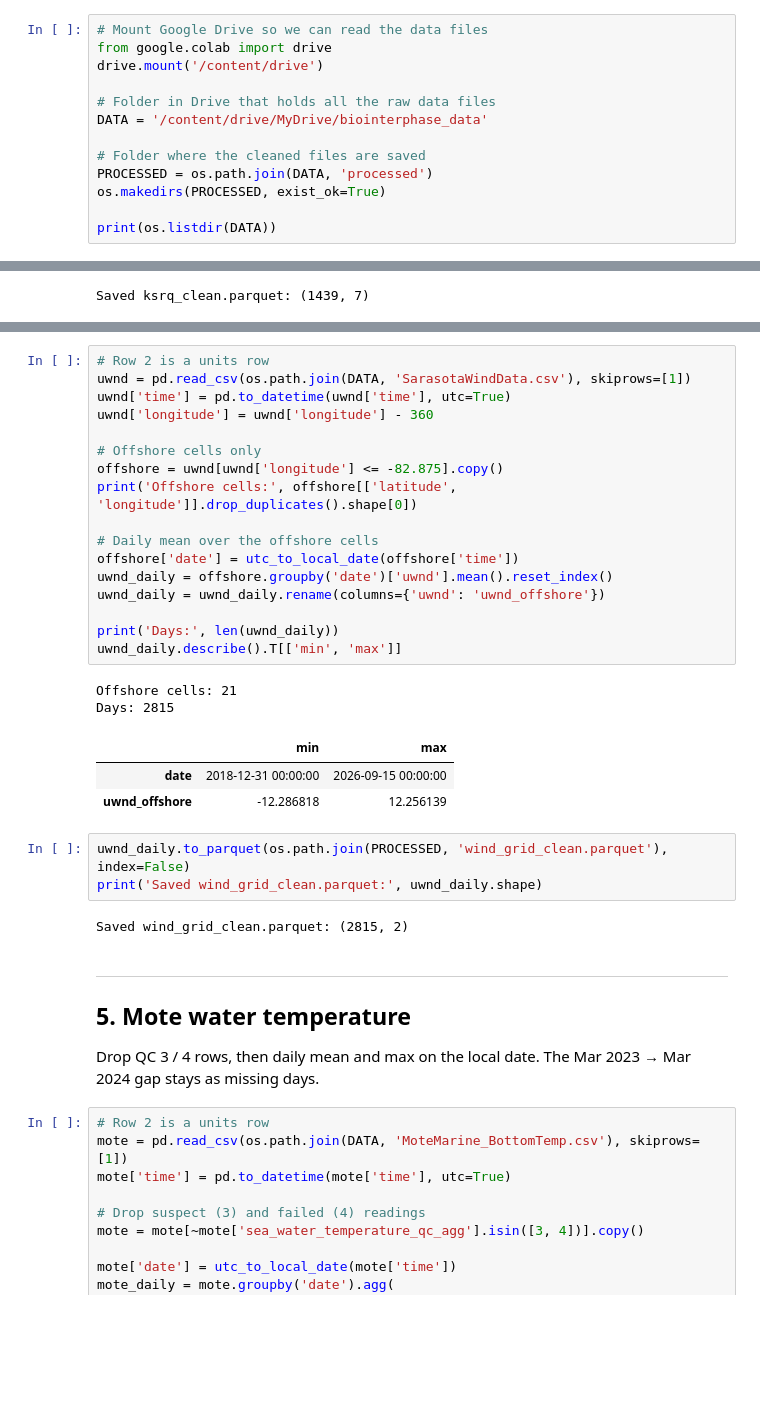
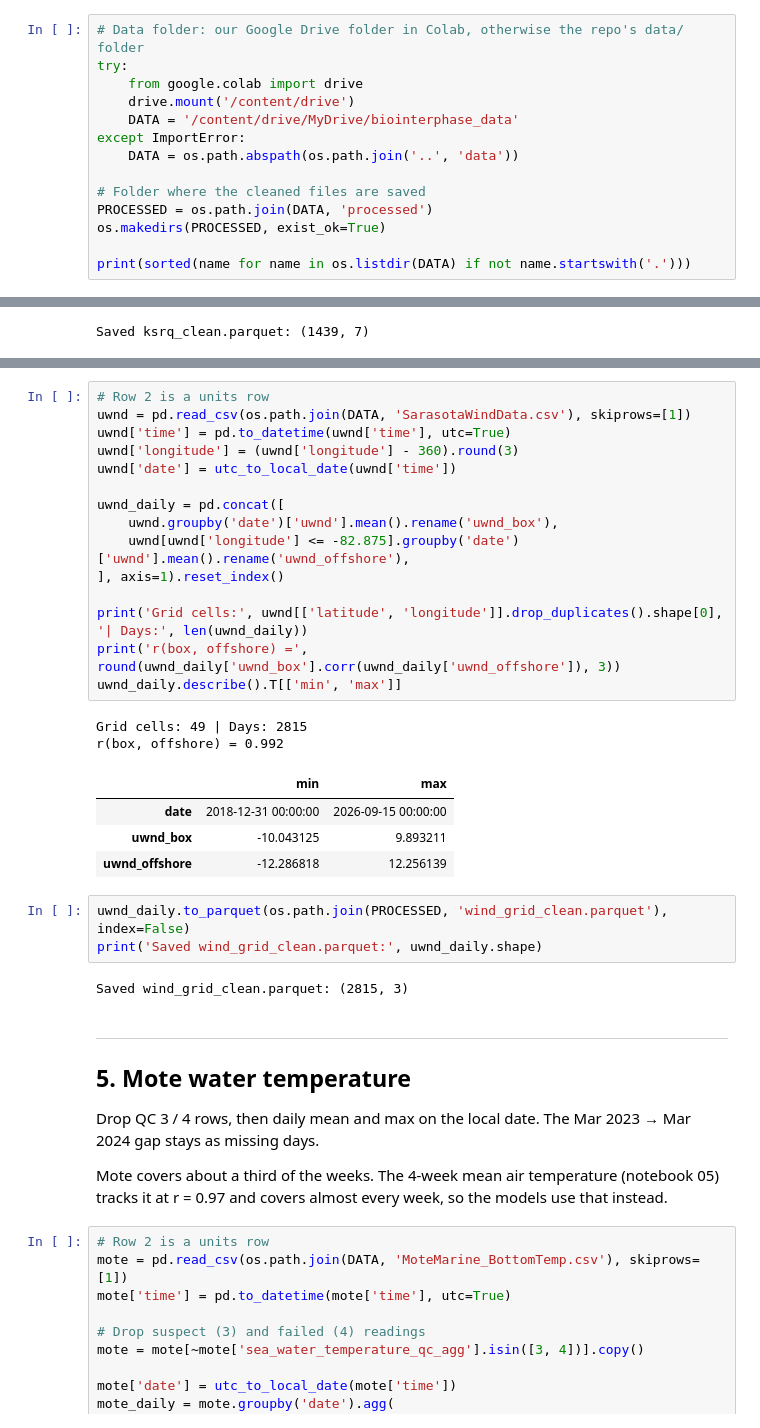
Before and after one commit to Break-Through-Tech/Biointerphase-1B-forecasting-harmful-algal-bloom-risk, a Jupyter notebook: notebooks/02_data_processing.ipynb, the cells around one changed output, grey strips where cells are left out. Saved outputs shown, nothing was run; the diff lists cells and outputs as text; blank space fills up the shorter version.

```diff
--- a/notebooks/02_data_processing.ipynb
+++ b/notebooks/02_data_processing.ipynb
@@ -27,14 +37,15 @@ from scipy.ndimage import binary_dilation
 # %%
-# Mount Google Drive so we can read the data files
-from google.colab import drive
-drive.mount('/content/drive')
-
-# Folder in Drive that holds all the raw data files
-DATA = '/content/drive/MyDrive/biointerphase_data'
+# Data folder: our Google Drive folder in Colab, otherwise the repo's data/ folder
+try:
+    from google.colab import drive
+    drive.mount('/content/drive')
+    DATA = '/content/drive/MyDrive/biointerphase_data'
+except ImportError:
+    DATA = os.path.abspath(os.path.join('..', 'data'))
 
 # Folder where the cleaned files are saved
 PROCESSED = os.path.join(DATA, 'processed')
 os.makedirs(PROCESSED, exist_ok=True)
 
-print(os.listdir(DATA))
+print(sorted(name for name in os.listdir(DATA) if not name.startswith('.')))
 # %% [output]
@@ -443,36 +475,37 @@ Longitude 0–360 → −180 to 180. Keep the **offshore** cells (the three west
 # %%
 # Row 2 is a units row
 uwnd = pd.read_csv(os.path.join(DATA, 'SarasotaWindData.csv'), skiprows=[1])
 uwnd['time'] = pd.to_datetime(uwnd['time'], utc=True)
-uwnd['longitude'] = uwnd['longitude'] - 360
+uwnd['longitude'] = (uwnd['longitude'] - 360).round(3)
+uwnd['date'] = utc_to_local_date(uwnd['time'])
 
-# Offshore cells only
-offshore = uwnd[uwnd['longitude'] <= -82.875].copy()
-print('Offshore cells:', offshore[['latitude', 'longitude']].drop_duplicates().shape[0])
+uwnd_daily = pd.concat([
+    uwnd.groupby('date')['uwnd'].mean().rename('uwnd_box'),
+    uwnd[uwnd['longitude'] <= -82.875].groupby('date')['uwnd'].mean().rename('uwnd_offshore'),
+], axis=1).reset_index()
 
-# Daily mean over the offshore cells
-offshore['date'] = utc_to_local_date(offshore['time'])
-uwnd_daily = offshore.groupby('date')['uwnd'].mean().reset_index()
-uwnd_daily = uwnd_daily.rename(columns={'uwnd': 'uwnd_offshore'})
-
-print('Days:', len(uwnd_daily))
+print('Grid cells:', uwnd[['latitude', 'longitude']].drop_duplicates().shape[0], '| Days:', len(uwnd_daily))
+print('r(box, offshore) =', round(uwnd_daily['uwnd_box'].corr(uwnd_daily['uwnd_offshore']), 3))
 uwnd_daily.describe().T[['min', 'max']]
 # %% [output]
-Offshore cells: 21
-Days: 2815
+Grid cells: 49 | Days: 2815
+r(box, offshore) = 0.992
 |  | min | max |
 | date | 2018-12-31 00:00:00 | 2026-09-15 00:00:00 |
+| uwnd_box | -10.043125 | 9.893211 |
 | uwnd_offshore | -12.286818 | 12.256139 |
 # %%
 uwnd_daily.to_parquet(os.path.join(PROCESSED, 'wind_grid_clean.parquet'), index=False)
 print('Saved wind_grid_clean.parquet:', uwnd_daily.shape)
 # %% [output]
-Saved wind_grid_clean.parquet: (2815, 2)
+Saved wind_grid_clean.parquet: (2815, 3)
 # %% [markdown]
 ---
 ## 5. Mote water temperature
 
 Drop QC 3 / 4 rows, then daily mean and max on the local date. The Mar 2023 → Mar 2024 gap stays as missing days.
+
+Mote covers about a third of the weeks. The 4-week mean air temperature (notebook 05) tracks it at r = 0.97 and covers almost every week, so the models use that instead.
 # %%
 # Row 2 is a units row
 mote = pd.read_csv(os.path.join(DATA, 'MoteMarine_BottomTemp.csv'), skiprows=[1])
```
Also changed, not shown: parts of 36 cells of this notebook, 7 other files.
